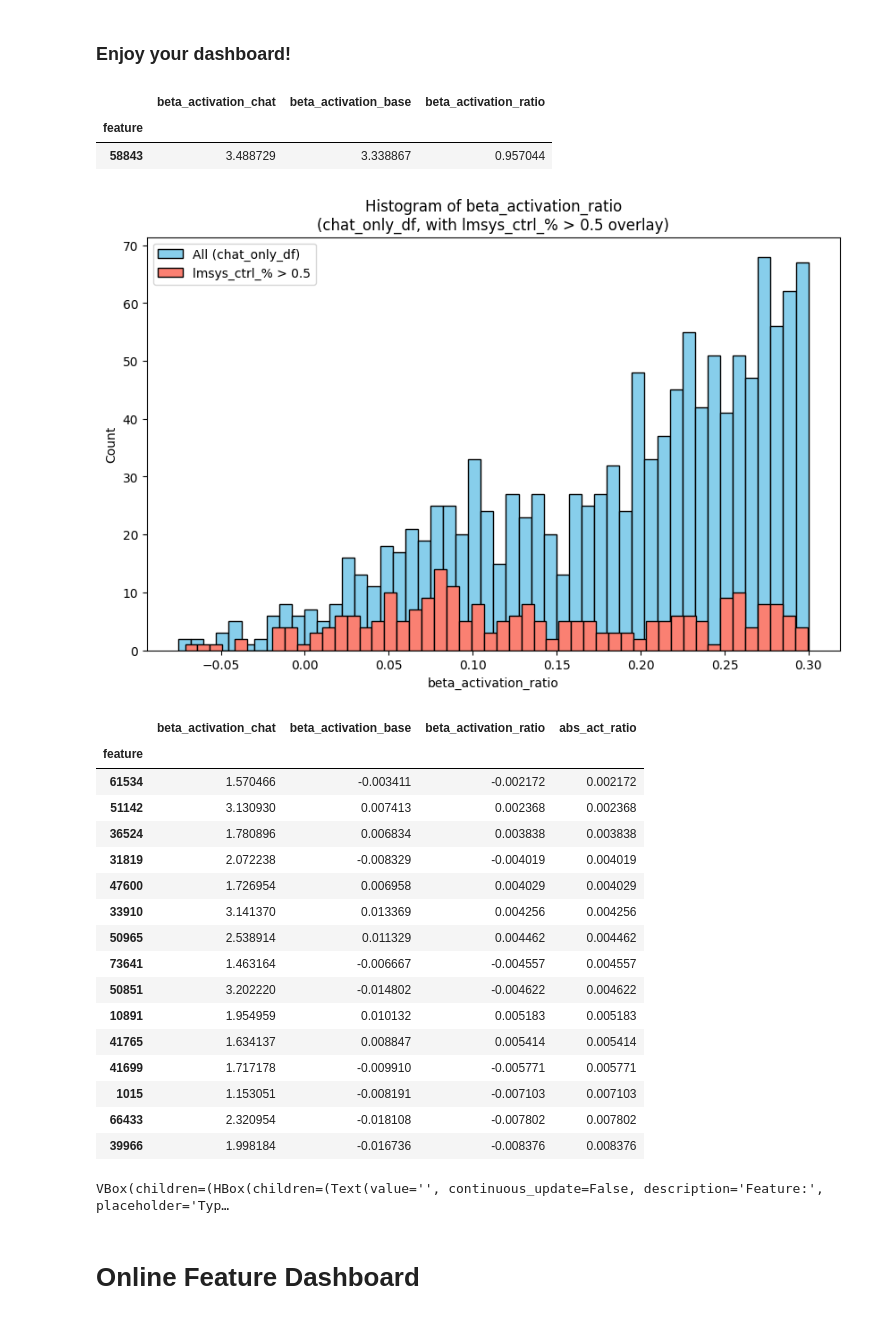
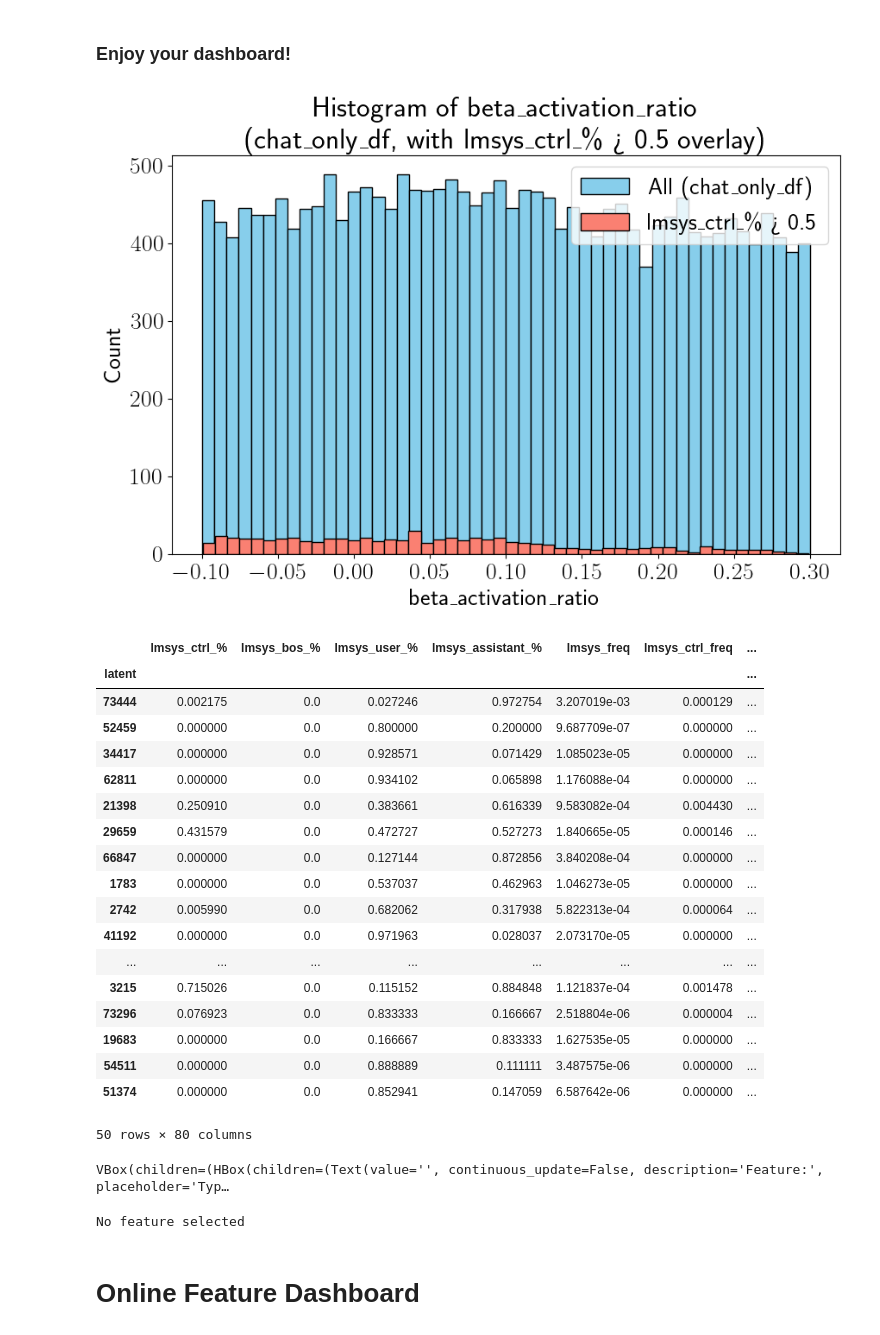
Before and after one commit to science-of-finetuning/sparsity-artifacts-crosscoders, a Jupyter notebook: notebooks/dashboard-and-demo.ipynb, the cells around one changed output. Drawn from its saved outputs; the diff is of its cells as text; code cells hidden in the pictures.

```diff
--- a/notebooks/dashboard-and-demo.ipynb
+++ b/notebooks/dashboard-and-demo.ipynb
@@ -44,8 +55,9 @@ btopk_crosscoder = (
     "gemma-2-2b-L13-k100-lr1e-04-local-shuffling-CCLoss"  # the topk from the paper
 )
 decoupled_btopk_crosscoder = "gemma-2-2b-L13-k100-lr1e-04-local-shuffling-Decoupled"
-sae = "SAE-chat-gemma-2-2b-L13-k100-lr1e-04-local-shuffling"
-crosscoder = sae
+chat_sae = "SAE-chat-gemma-2-2b-L13-k100-lr1e-04-local-shuffling"
+sae_diff = "SAE-difference-gemma-2-2b-L13-k100-lr1e-04-local-shuffling"
+crosscoder = sae_diff
 # %% [markdown]
 ⚠️ Norm diff is from 0 = chat only to 1 = base only which is the opposite of the paper ⚠️
 # %%
@@ -75,9 +87,15 @@ head
 import pandas as pd
 import numpy as np
 import matplotlib.pyplot as plt
+
 if crosscoder.startswith("SAE"):
     df["tag"] = "Not Chat only"
-    df["tag"] = df["tag"].mask((df["beta_activation_ratio"] < 0.3) & (df["beta_activation_ratio"] > -0.3), "Chat only")
+    df["tag"] = df["tag"].mask(
+        (df["beta_activation_ratio"] < 0.3) & (df["beta_activation_ratio"] > -0.3),
+        "Chat only",
+    )
+
+
 def frequency_plot(df: pd.DataFrame):
     if "tag" not in df.columns or "lmsys_freq" not in df.columns:
         print("Error: tag or lmsys_freq not found in df")
@@ -173,5 +191,6 @@ def frequency_plot(df: pd.DataFrame):
     plt.savefig(plot_path / "latent_frequency_histogram.pdf", bbox_inches="tight")
     plt.show()
 
+
 frequency_plot(df)
 # %% [output]
@@ -199,76 +218,82 @@ A quick recap is available in the cell below
 - **4622**: Information detail detection: Activates on requests for detailed information.
 # %% [markdown]
 ### Enjoy your dashboard!
-# %%
-df.iloc[[58843]].filter(regex="(dec_norm_diff|lmsys_ctrl_%|beta.*)")
-# %% [output]
-|  | beta_activation_chat | beta_activation_base | beta_activation_ratio |
-| feature |  |  |  |
-| 58843 | 3.488729 | 3.338867 | 0.957044 |
 # %%
 chat_only_df = df.query("-0.1 <beta_activation_ratio < 0.3")
 import matplotlib.pyplot as plt
 
 # Prepare masks
 mask_ctrl = chat_only_df["lmsys_ctrl_%"] > 0.9
 
 plt.figure(figsize=(10, 6))
 # Plot for lmsys_ctrl_% > 0.5 (on top)
 
 # Plot for all chat_only_df
 plt.hist(
     chat_only_df["beta_activation_ratio"].dropna(),
     bins=50,
     color="skyblue",
     edgecolor="k",
     # alpha=0.5,
     label="All (chat_only_df)",
 )
 plt.hist(
     chat_only_df.loc[mask_ctrl, "beta_activation_ratio"].dropna(),
     bins=50,
     color="salmon",
     edgecolor="k",
     # alpha=0.7,
-    label="lmsys_ctrl_% > 0.5",
+    label="lmsys_ctrl_\% > 0.5",
 )
 plt.xlabel("beta_activation_ratio")
 plt.ylabel("Count")
-plt.title("Histogram of beta_activation_ratio\n(chat_only_df, with lmsys_ctrl_% > 0.5 overlay)")
+plt.title(
+    "Histogram of beta_activation_ratio\n(chat_only_df, with lmsys_ctrl_\% > 0.5 overlay)"
+)
 plt.legend()
 plt.show()
 # %% [output]
-[figure, old version]
+[figure, new version]
 # %%
 df["abs_act_ratio"] = df["beta_activation_ratio"].abs()
 if not crosscoder.startswith("SAE"):
-    head = df.query("tag == 'Chat only'").sort_values(by="beta_ratio_activation", ascending=True).head(15).filter(regex="(dec_norm_diff|lmsys_freq|lmsys_ctrl_%|beta.*)")
+    head = (
+        df.query("tag == 'Chat only'")
+        .sort_values(by="beta_activation_ratio", ascending=True)
+        .head(15)
+        .filter(regex="(dec_norm_diff|lmsys_freq|lmsys_ctrl_%|beta.*)")
+    )
 else:
-    head = df.sort_values(by="abs_act_ratio", ascending=True).head(15)
+    head = df.sort_values(by="abs_act_ratio", ascending=True).head(50)
 head
 # %% [output]
-|  | beta_activation_chat | beta_activation_base | beta_activation_ratio | abs_act_ratio |
-| feature |  |  |  |  |
-| 61534 | 1.570466 | -0.003411 | -0.002172 | 0.002172 |
-| 51142 | 3.130930 | 0.007413 | 0.002368 | 0.002368 |
-| 36524 | 1.780896 | 0.006834 | 0.003838 | 0.003838 |
-| 31819 | 2.072238 | -0.008329 | -0.004019 | 0.004019 |
-| 47600 | 1.726954 | 0.006958 | 0.004029 | 0.004029 |
-| 33910 | 3.141370 | 0.013369 | 0.004256 | 0.004256 |
-| 50965 | 2.538914 | 0.011329 | 0.004462 | 0.004462 |
-| 73641 | 1.463164 | -0.006667 | -0.004557 | 0.004557 |
-| 50851 | 3.202220 | -0.014802 | -0.004622 | 0.004622 |
-| 10891 | 1.954959 | 0.010132 | 0.005183 | 0.005183 |
-| 41765 | 1.634137 | 0.008847 | 0.005414 | 0.005414 |
-| 41699 | 1.717178 | -0.009910 | -0.005771 | 0.005771 |
-| 1015 | 1.153051 | -0.008191 | -0.007103 | 0.007103 |
-| 66433 | 2.320954 | -0.018108 | -0.007802 | 0.007802 |
-| 39966 | 1.998184 | -0.016736 | -0.008376 | 0.008376 |
+|  | lmsys_ctrl_% | lmsys_bos_% | lmsys_user_% | lmsys_assistant_% | lmsys_freq | lmsys_ctrl_freq | ... |
+| latent |  |  |  |  |  |  | ... |
+| 73444 | 0.002175 | 0.0 | 0.027246 | 0.972754 | 3.207019e-03 | 0.000129 | ... |
+| 52459 | 0.000000 | 0.0 | 0.800000 | 0.200000 | 9.687709e-07 | 0.000000 | ... |
+| 34417 | 0.000000 | 0.0 | 0.928571 | 0.071429 | 1.085023e-05 | 0.000000 | ... |
+| 62811 | 0.000000 | 0.0 | 0.934102 | 0.065898 | 1.176088e-04 | 0.000000 | ... |
+| 21398 | 0.250910 | 0.0 | 0.383661 | 0.616339 | 9.583082e-04 | 0.004430 | ... |
+| 29659 | 0.431579 | 0.0 | 0.472727 | 0.527273 | 1.840665e-05 | 0.000146 | ... |
+| 66847 | 0.000000 | 0.0 | 0.127144 | 0.872856 | 3.840208e-04 | 0.000000 | ... |
+| 1783 | 0.000000 | 0.0 | 0.537037 | 0.462963 | 1.046273e-05 | 0.000000 | ... |
+| 2742 | 0.005990 | 0.0 | 0.682062 | 0.317938 | 5.822313e-04 | 0.000064 | ... |
+| 41192 | 0.000000 | 0.0 | 0.971963 | 0.028037 | 2.073170e-05 | 0.000000 | ... |
+| ... | ... | ... | ... | ... | ... | ... | ... |
+| 3215 | 0.715026 | 0.0 | 0.115152 | 0.884848 | 1.121837e-04 | 0.001478 | ... |
+| 73296 | 0.076923 | 0.0 | 0.833333 | 0.166667 | 2.518804e-06 | 0.000004 | ... |
+| 19683 | 0.000000 | 0.0 | 0.166667 | 0.833333 | 1.627535e-05 | 0.000000 | ... |
+| 54511 | 0.000000 | 0.0 | 0.888889 | 0.111111 | 3.487575e-06 | 0.000000 | ... |
+| 51374 | 0.000000 | 0.0 | 0.852941 | 0.147059 | 6.587642e-06 | 0.000000 | ... |
+50 rows × 80 columns
 # %%
 from tools.utils import offline_dashboard
+
+db_path = None
 db_path = Path("../results/quantile_examples")  # set to None to download from hub
 off_dashboard = offline_dashboard(crosscoder, db_path=db_path)
 # %% [output]
 VBox(children=(HBox(children=(Text(value='', continuous_update=False, description='Feature:', placeholder='Typ…
+No feature selected
 # %% [markdown]
 # Online Feature Dashboard
```
Also changed, not shown: parts of 6 cells of this notebook, 20 other files.
